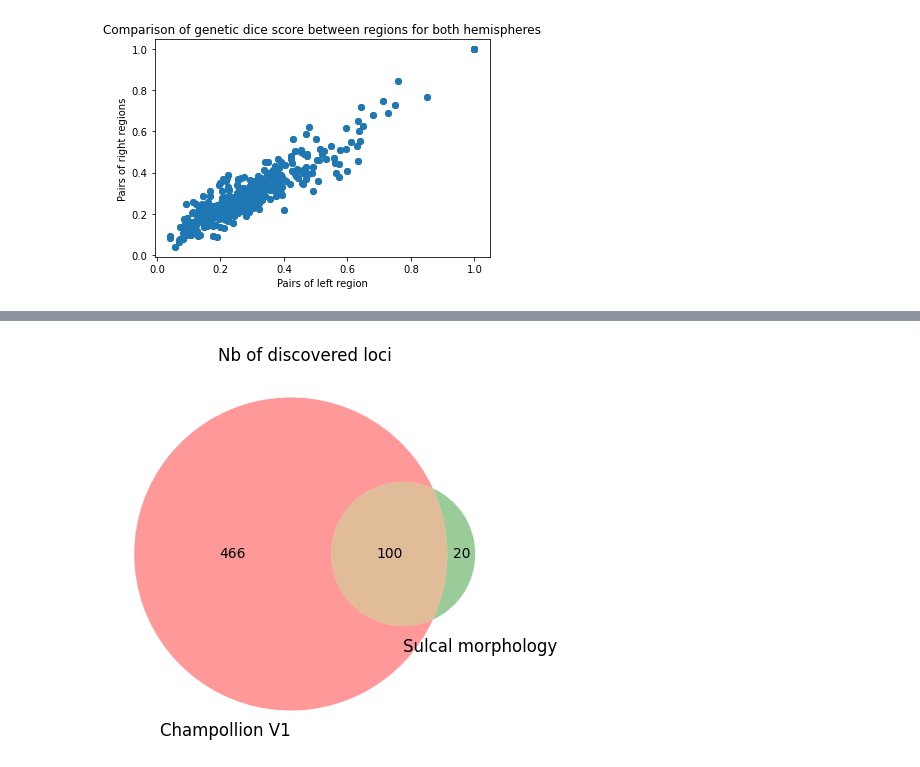
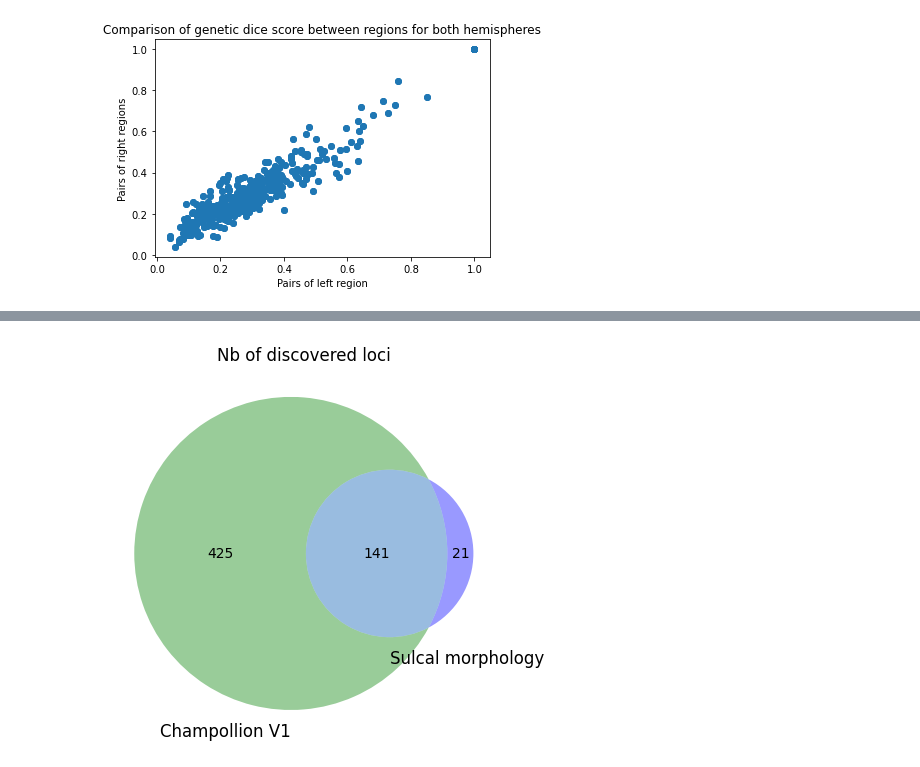
Before and after one commit to neurospin-projects/2024_adufournet_sulcus_genetics, a Jupyter notebook: notebooks/UKB/region_compar/region_corr.ipynb, the cells around one changed output, grey strips where cells are left out. Saved outputs shown, nothing was run; the diff lists cells and outputs as text; code cells hidden in the pictures.

```diff
--- a/notebooks/UKB/region_compar/region_corr.ipynb
+++ b/notebooks/UKB/region_compar/region_corr.ipynb
@@ -252,10 +325,10 @@ top3
 # %%
 import matplotlib.pyplot as plt
 from matplotlib_venn import venn2
 
 # Use the venn2 function
 plt.title('Nb of discovered loci')
-venn2(subsets = (466, 20, 100), set_labels = ('Champollion V1', 'Sulcal morphology'))
+venn2(subsets = (425, 21, 141), set_labels = ('Champollion V1', 'Sulcal morphology'), set_colors=('g', 'b'))
 plt.show()
 # %% [output]
-[figure, old version]
+[figure, new version]
```
Also changed, not shown: parts of 17 cells of this notebook.
